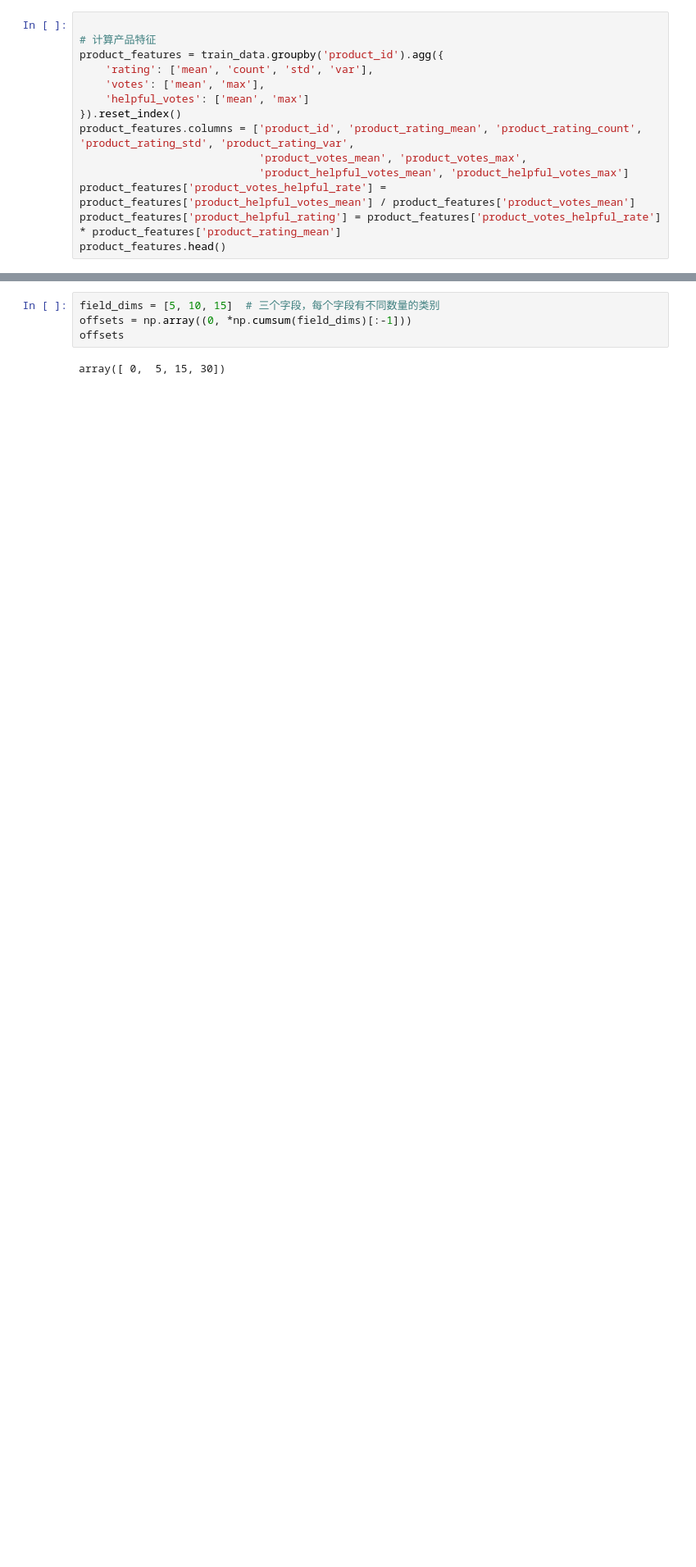
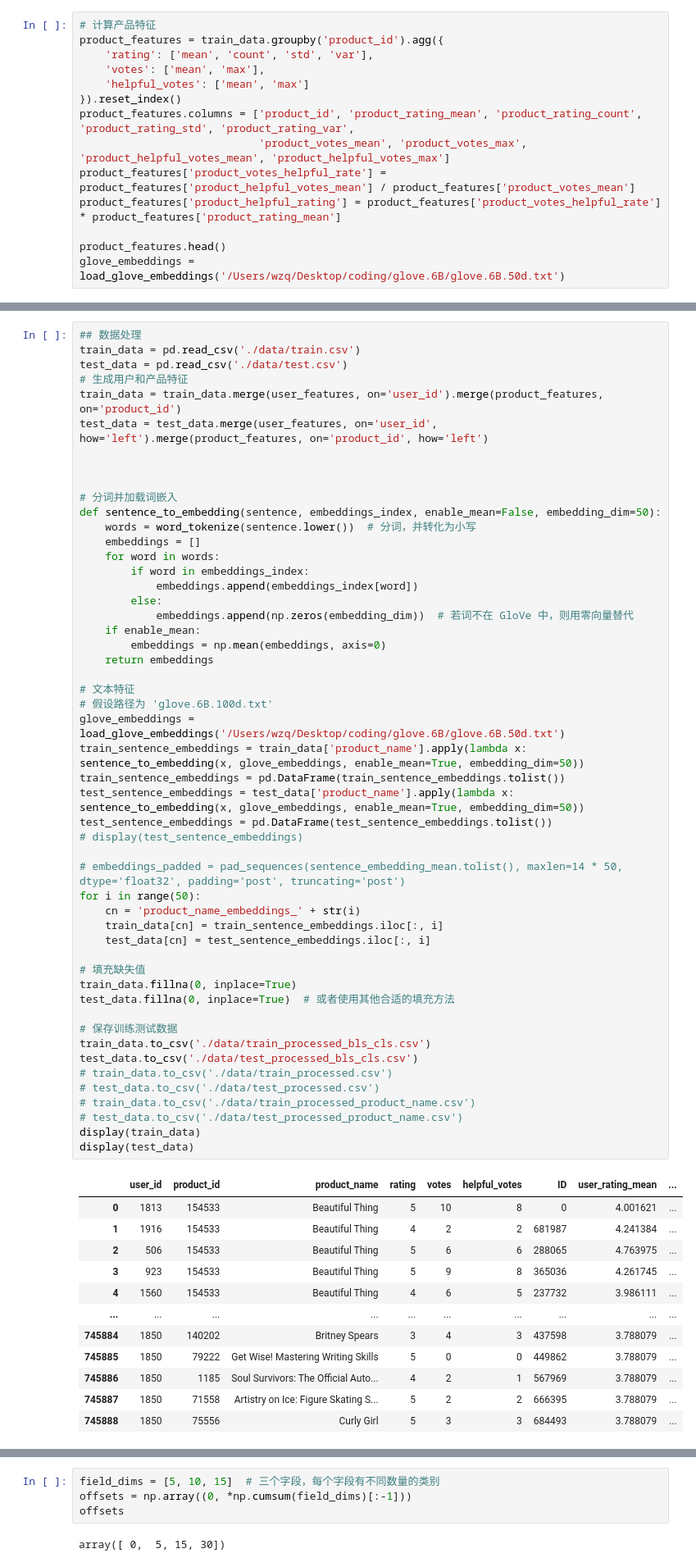
Before and after one commit to zhiqiang00/game, a Jupyter notebook: ITI5212_Rec_Sys_2024/data_process.ipynb, the cells around one changed output, grey strips where cells are left out. Shown at 82% size. Drawn from its saved outputs; the diff is of its cells as text; blank space fills up the shorter version.

```diff
--- a/ITI5212_Rec_Sys_2024/data_process.ipynb
+++ b/ITI5212_Rec_Sys_2024/data_process.ipynb
@@ -35,5 +53,4 @@ user_features.head()
 # %%
-
 # 计算产品特征
 product_features = train_data.groupby('product_id').agg({
     'rating': ['mean', 'count', 'std', 'var'],
@@ -41,8 +58,9 @@ product_features = train_data.groupby('product_id').agg({
     'helpful_votes': ['mean', 'max']
 }).reset_index()
 product_features.columns = ['product_id', 'product_rating_mean', 'product_rating_count', 'product_rating_std', 'product_rating_var',
-                            'product_votes_mean', 'product_votes_max',
-                            'product_helpful_votes_mean', 'product_helpful_votes_max']
+                            'product_votes_mean', 'product_votes_max', 'product_helpful_votes_mean', 'product_helpful_votes_max']
 product_features['product_votes_helpful_rate'] = product_features['product_helpful_votes_mean'] / product_features['product_votes_mean']
 product_features['product_helpful_rating'] = product_features['product_votes_helpful_rate'] * product_features['product_rating_mean']
+
 product_features.head()
+glove_embeddings = load_glove_embeddings('/Users/wzq/Desktop/coding/glove.6B/glove.6B.50d.txt')
@@ -126,0 +67,64 @@ array([[7.62842181e-01, 4.90758275e-03, 1.37024614e-01, ...,
+# %%
+## 数据处理
+train_data = pd.read_csv('./data/train.csv')
+test_data = pd.read_csv('./data/test.csv')
+# 生成用户和产品特征
+train_data = train_data.merge(user_features, on='user_id').merge(product_features, on='product_id')
+test_data = test_data.merge(user_features, on='user_id', how='left').merge(product_features, on='product_id', how='left')
+
+
+
+# 分词并加载词嵌入
+def sentence_to_embedding(sentence, embeddings_index, enable_mean=False, embedding_dim=50):
+    words = word_tokenize(sentence.lower())  # 分词，并转化为小写
+    embeddings = []
+    for word in words:
+        if word in embeddings_index:
+            embeddings.append(embeddings_index[word])
+        else:
+            embeddings.append(np.zeros(embedding_dim))  # 若词不在 GloVe 中，则用零向量替代
+    if enable_mean:
+        embeddings = np.mean(embeddings, axis=0)
+    return embeddings
+
+# 文本特征
+# 假设路径为 'glove.6B.100d.txt'
+glove_embeddings = load_glove_embeddings('/Users/wzq/Desktop/coding/glove.6B/glove.6B.50d.txt')
+train_sentence_embeddings = train_data['product_name'].apply(lambda x: sentence_to_embedding(x, glove_embeddings, enable_mean=True, embedding_dim=50))
+train_sentence_embeddings = pd.DataFrame(train_sentence_embeddings.tolist())
+test_sentence_embeddings = test_data['product_name'].apply(lambda x: sentence_to_embedding(x, glove_embeddings, enable_mean=True, embedding_dim=50))
+test_sentence_embeddings = pd.DataFrame(test_sentence_embeddings.tolist())
+# display(test_sentence_embeddings)
+
+# embeddings_padded = pad_sequences(sentence_embedding_mean.tolist(), maxlen=14 * 50, dtype='float32', padding='post', truncating='post')
+for i in range(50):
+    cn = 'product_name_embeddings_' + str(i)
+    train_data[cn] = train_sentence_embeddings.iloc[:, i]
+    test_data[cn] = test_sentence_embeddings.iloc[:, i]
+
+# 填充缺失值
+train_data.fillna(0, inplace=True)
+test_data.fillna(0, inplace=True)  # 或者使用其他合适的填充方法
+
+# 保存训练测试数据
+train_data.to_csv('./data/train_processed_bls_cls.csv')
+test_data.to_csv('./data/test_processed_bls_cls.csv')
+# train_data.to_csv('./data/train_processed.csv')
+# test_data.to_csv('./data/test_processed.csv')
+# train_data.to_csv('./data/train_processed_product_name.csv')
+# test_data.to_csv('./data/test_processed_product_name.csv')
+display(train_data)
+display(test_data)
+# %% [output]
+|  | user_id | product_id | product_name | rating | votes | helpful_votes | ID | user_rating_mean | ... |
+| 0 | 1813 | 154533 | Beautiful Thing | 5 | 10 | 8 | 0 | 4.001621 | ... |
+| 1 | 1916 | 154533 | Beautiful Thing | 4 | 2 | 2 | 681987 | 4.241384 | ... |
+| 2 | 506 | 154533 | Beautiful Thing | 5 | 6 | 6 | 288065 | 4.763975 | ... |
+| 3 | 923 | 154533 | Beautiful Thing | 5 | 9 | 8 | 365036 | 4.261745 | ... |
+| 4 | 1560 | 154533 | Beautiful Thing | 4 | 6 | 5 | 237732 | 3.986111 | ... |
+| ... | ... | ... | ... | ... | ... | ... | ... | ... | ... |
+| 745884 | 1850 | 140202 | Britney Spears | 3 | 4 | 3 | 437598 | 3.788079 | ... |
+| 745885 | 1850 | 79222 | Get Wise! Mastering Writing Skills | 5 | 0 | 0 | 449862 | 3.788079 | ... |
+| 745886 | 1850 | 1185 | Soul Survivors: The Official Auto... | 4 | 2 | 1 | 567969 | 3.788079 | ... |
+| 745887 | 1850 | 71558 | Artistry on Ice: Figure Skating S... | 5 | 2 | 2 | 666395 | 3.788079 | ... |
+| 745888 | 1850 | 75556 | Curly Girl | 5 | 3 | 3 | 684493 | 3.788079 | ... |
```
Also changed, not shown: parts of 19 cells of this notebook, 9 other files.
